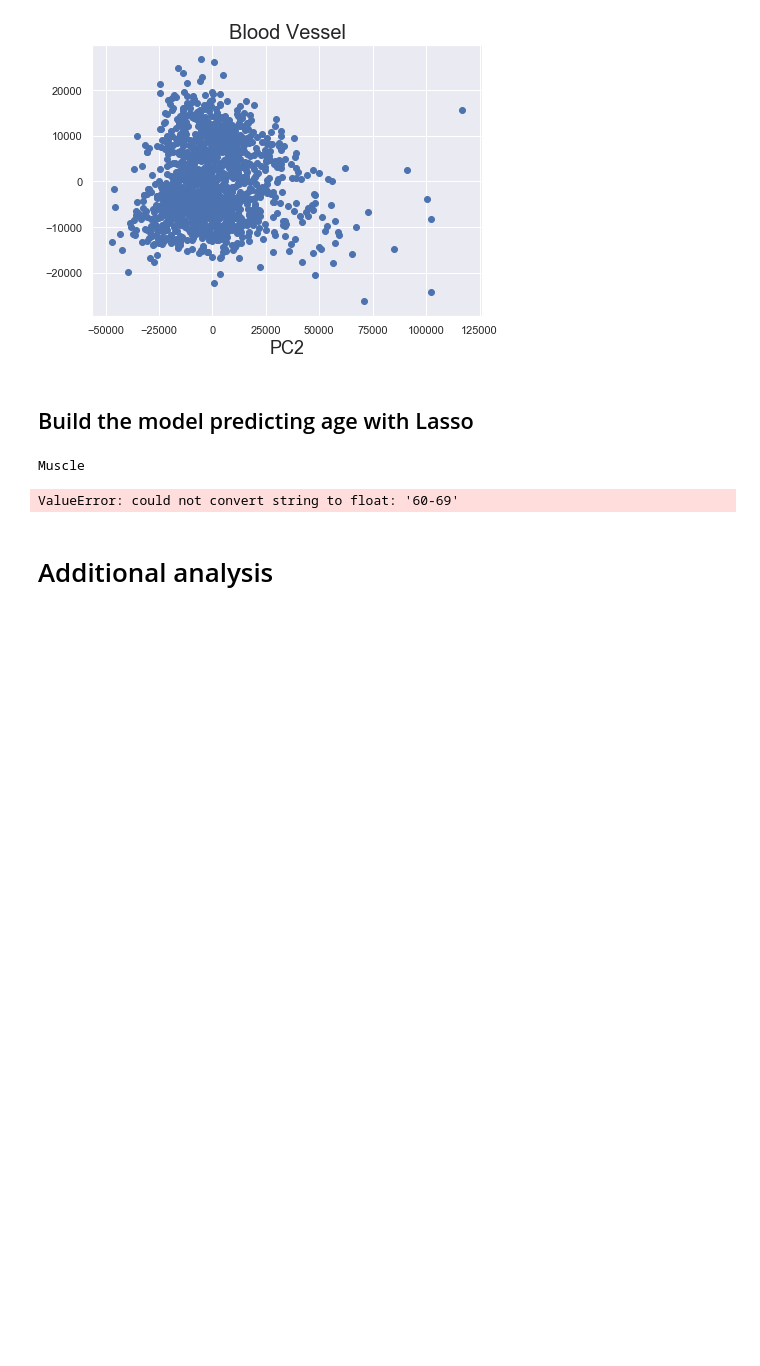
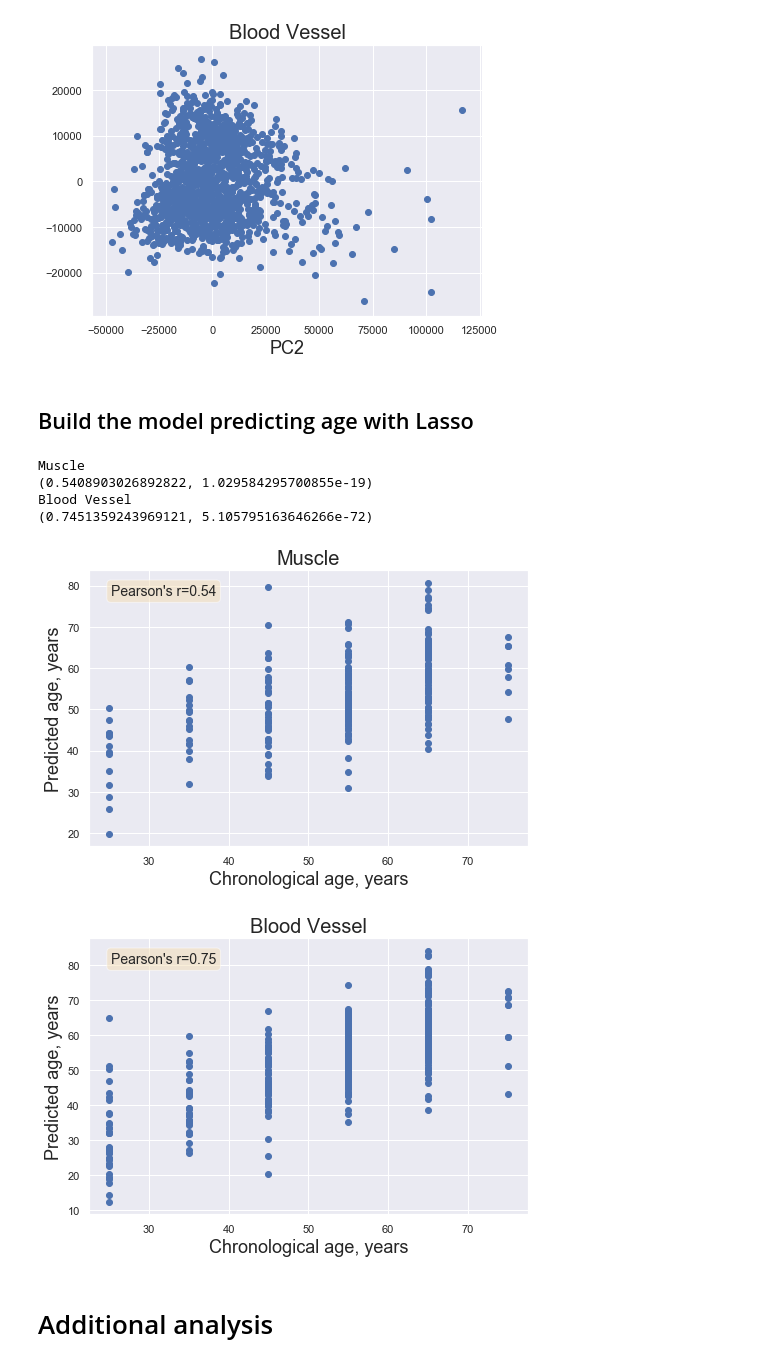
Before and after one commit to mdlu/aging-clock, a Jupyter notebook: GTEx_clock.ipynb, the cells around one changed output. Saved outputs shown, nothing was run; the diff lists cells and outputs as text; code cells hidden in the pictures; blank space fills up the shorter version.

```diff
--- a/GTEx_clock.ipynb
+++ b/GTEx_clock.ipynb
@@ -118,7 +118,8 @@ Choosing tissues that have > 800 samples (8 tissues in GTEx). It is arbitrary, s
 #  'Esophagus',
 #  'Heart',
 #  'Adipose Tissue']
-tissues = ['Muscle', 'Blood Vessel']
+# tissues = ['Muscle', 'Blood Vessel']
+tissues = ['Muscle_Skeletal']
 # %%
 data = {}
 age = {}
@@ -349,16 +360,24 @@ def fit_lasso_model(residual_no_outliers, ages, tol):
 # %%
 genes_clock = {}
 score = {}
 pearson_corr = {}
 prediction = {}
 true = {}
+
+newAges = {}
 for i, tissue in enumerate(tissues[:2]):
     print(tissue)
+#     print(ages[tissue]) # ages are given in decade ranges only
+    newAges[tissue] = [int(age[:2]) + 5 for age in ages[tissue]]
     genes_clock[tissue], score[tissue], pearson_corr[tissue], true[tissue], prediction[tissue] = \
-    fit_lasso_model(residual_no_outliers[tissue], ages[tissue], tol=0.1)
+    fit_lasso_model(residual_no_outliers[tissue], newAges[tissue], tol=0.1)
 # %% [output]
 Muscle
+(0.5408903026892822, 1.029584295700855e-19)
+Blood Vessel
+(0.7451359243969121, 5.105795163646266e-72)
-ValueError: could not convert string to float: '60-69'
+[figure, added]
+[figure, added]
 # %% [markdown]
 # Additional analysis
 # %% [markdown]
```
Also changed, not shown: parts of 5 cells of this notebook.
